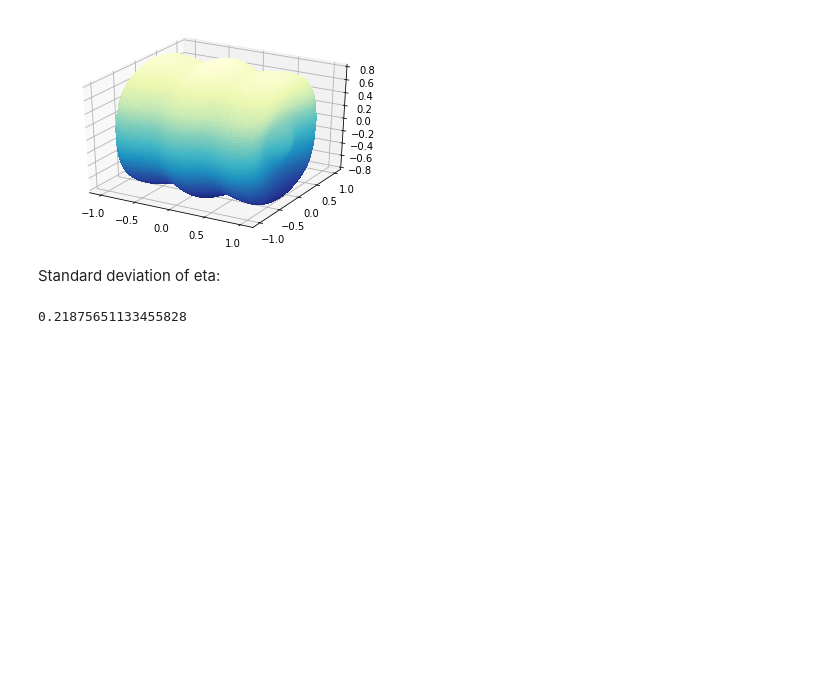
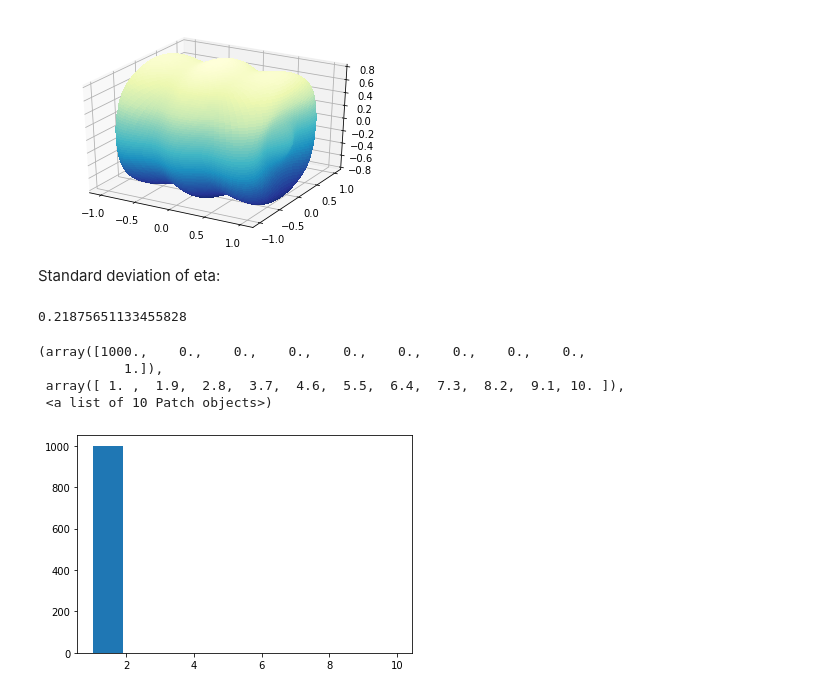
Before and after one commit to yidiq7/Manifold, a Jupyter notebook: Optimization3-tensorflow.ipynb, the cells around one changed output. Drawn from its saved outputs; the diff is of its cells as text; code cells hidden in the pictures; blank space fills up the shorter version.

```diff
--- a/Optimization3-tensorflow.ipynb
+++ b/Optimization3-tensorflow.ipynb
@@ -191,3 +166,15 @@ g0 = [ 1.34324125e-03, -3.96012401e-01 , 2.45408482e+00 , 4.22872089e-02,
   4.39484235e+00 , 4.17491341e+00 , 3.86355451e+00 , 5.39889715e+00,
  -1.53971471e-06, -1.08164686e-04,  1.64251667e-04 ,3.76561480e-05,
   2.47039528e-04,  9.06781544e-04 , 4.10003787e-06]
+# %%
+a = np.ones(1000)
+# %%
+a= np.concatenate((a,[10]))
+# %%
+plt.hist(a)
+# %% [output]
+(array([1000.,    0.,    0.,    0.,    0.,    0.,    0.,    0.,    0.,
+           1.]),
+ array([ 1. ,  1.9,  2.8,  3.7,  4.6,  5.5,  6.4,  7.3,  8.2,  9.1, 10. ]),
+ <a list of 10 Patch objects>)
+[figure, added]
```
Also changed, not shown: parts of 2 cells of this notebook, 3 other files.
